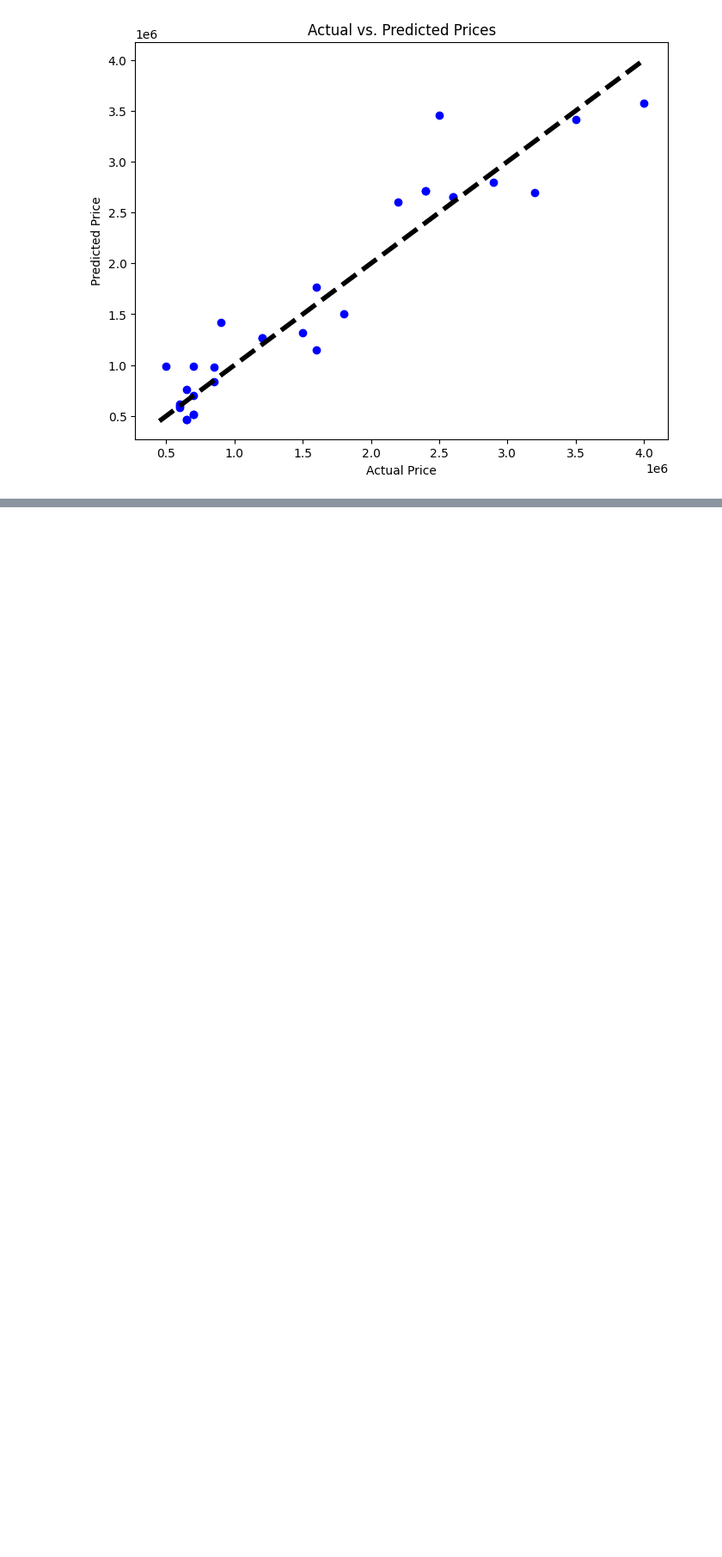
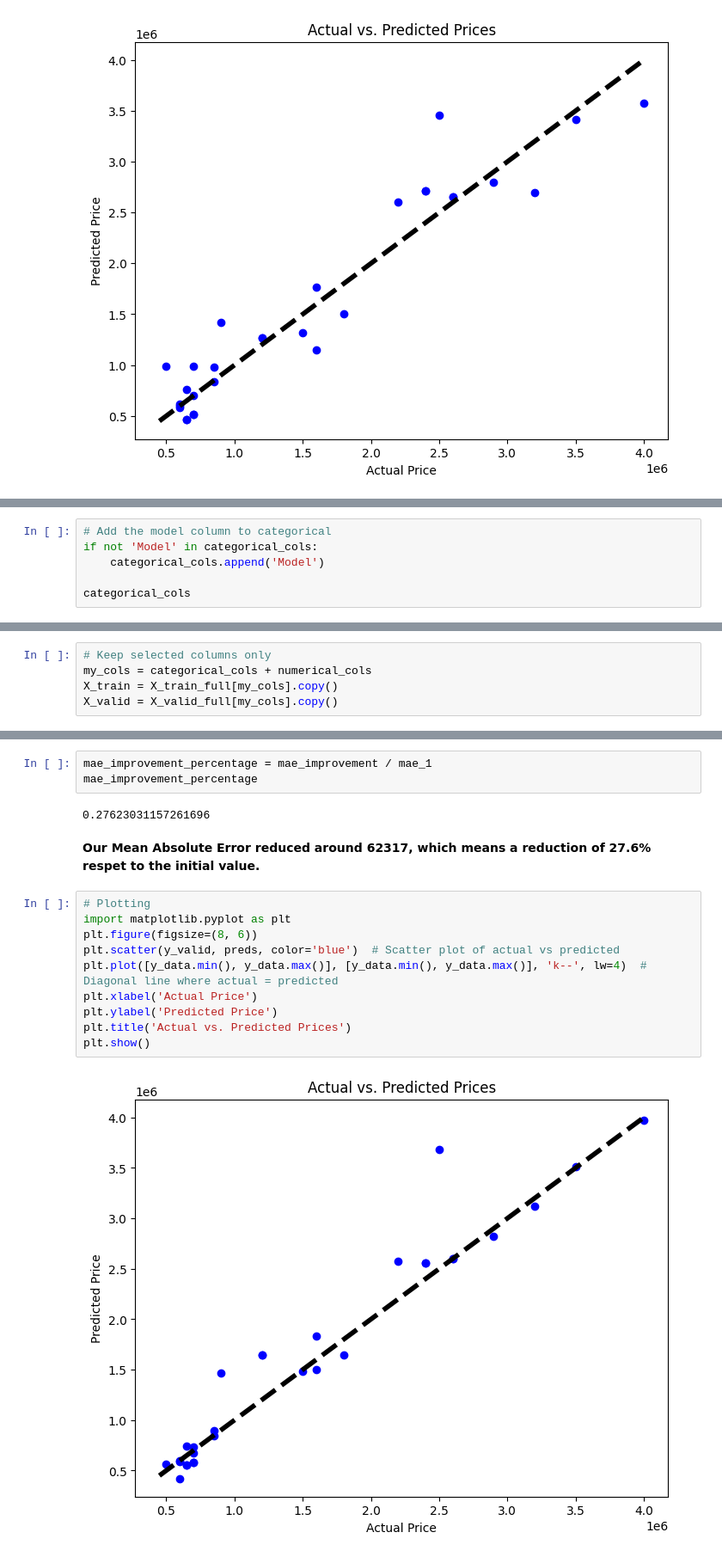
Before and after one commit to yersel500/second_hand_car_prediction, a Jupyter notebook: second_hand_car_prediction.ipynb, the cells around one changed output, grey strips where cells are left out. Shown at 86% size. Drawn from its saved outputs; the diff is of its cells as text; blank space fills up the shorter version.

```diff
--- a/second_hand_car_prediction.ipynb
+++ b/second_hand_car_prediction.ipynb
@@ -171,0 +171,6 @@ Coefficient of determination: 0.91
+# %%
+# Add the model column to categorical
+if not 'Model' in categorical_cols:
+    categorical_cols.append('Model')
+
+categorical_cols
@@ -171,0 +179,5 @@ Coefficient of determination: 0.91
+# %%
+# Keep selected columns only
+my_cols = categorical_cols + numerical_cols
+X_train = X_train_full[my_cols].copy()
+X_valid = X_valid_full[my_cols].copy()
@@ -171,0 +234,19 @@ Coefficient of determination: 0.91
+# %%
+mae_improvement_percentage = mae_improvement / mae_1
+mae_improvement_percentage
+# %% [output]
+0.27623031157261696
+# %% [markdown]
+**Our Mean Absolute Error reduced around 62317, which means a reduction of 27.6% respet to the initial value.**
+# %%
+# Plotting
+import matplotlib.pyplot as plt
+plt.figure(figsize=(8, 6))
+plt.scatter(y_valid, preds, color='blue')  # Scatter plot of actual vs predicted
+plt.plot([y_data.min(), y_data.max()], [y_data.min(), y_data.max()], 'k--', lw=4)  # Diagonal line where actual = predicted
+plt.xlabel('Actual Price')
+plt.ylabel('Predicted Price')
+plt.title('Actual vs. Predicted Prices')
+plt.show()
+# %% [output]
+[figure, added]
```
Also changed, not shown: parts of 10 cells of this notebook.
